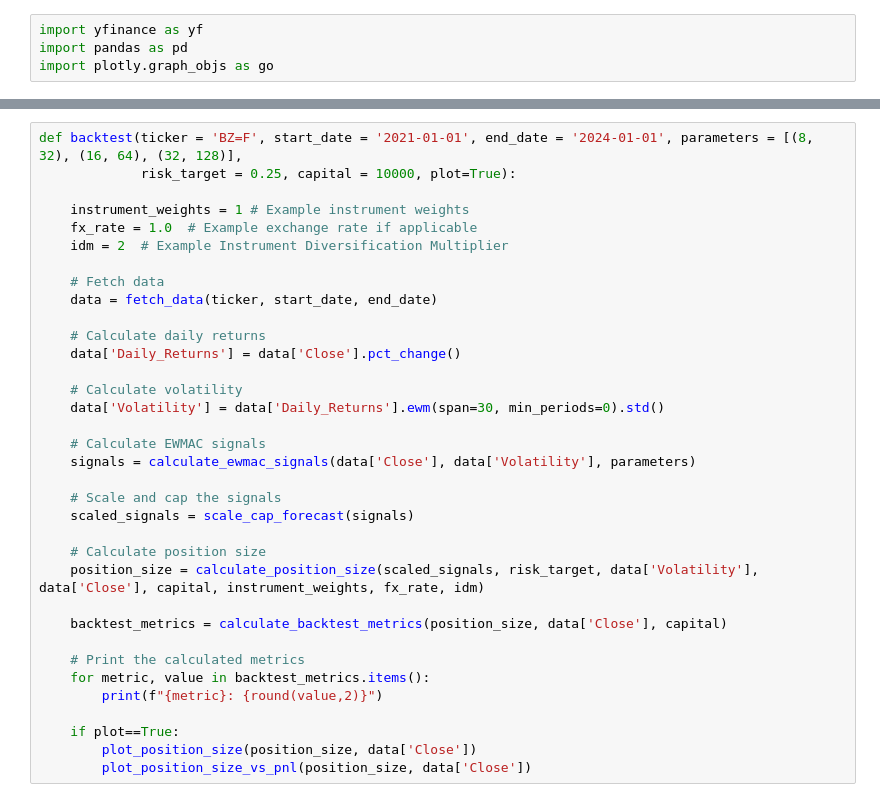
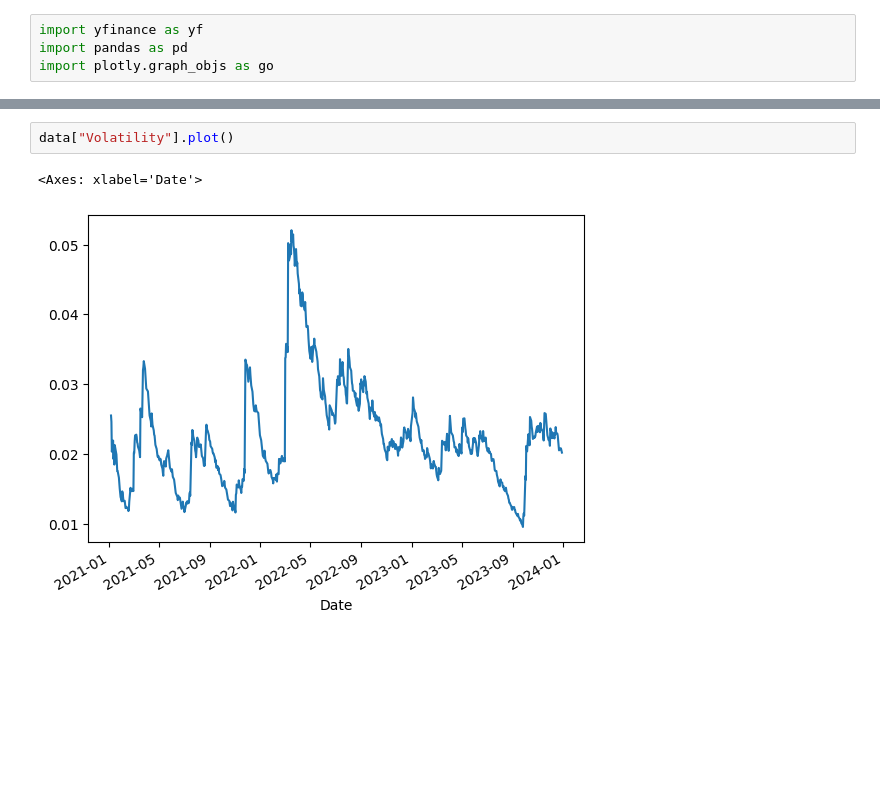
Before and after one commit to xfce1/Personal, a Jupyter notebook: Trend Following/trend_following.ipynb, the cells around one changed output, grey strips where cells are left out. Saved outputs shown, nothing was run; the diff lists cells and outputs as text; blank space fills up the shorter version.

```diff
--- a/Trend Following/trend_following.ipynb
+++ b/Trend Following/trend_following.ipynb
@@ -263,38 +253,8 @@ def plot_position_size_vs_pnl(position_size, price):
-# %%
-def backtest(ticker = 'BZ=F', start_date = '2021-01-01', end_date = '2024-01-01', parameters = [(8, 32), (16, 64), (32, 128)],
-             risk_target = 0.25, capital = 10000, plot=True):
-
-    instrument_weights = 1 # Example instrument weights
-    fx_rate = 1.0  # Example exchange rate if applicable
-    idm = 2  # Example Instrument Diversification Multiplier
-
-    # Fetch data
-    data = fetch_data(ticker, start_date, end_date)
-
-    # Calculate daily returns
-    data['Daily_Returns'] = data['Close'].pct_change()
-
-    # Calculate volatility
-    data['Volatility'] = data['Daily_Returns'].ewm(span=30, min_periods=0).std()
-
-    # Calculate EWMAC signals
-    signals = calculate_ewmac_signals(data['Close'], data['Volatility'], parameters)
-
-    # Scale and cap the signals
-    scaled_signals = scale_cap_forecast(signals)
-
-    # Calculate position size
-    position_size = calculate_position_size(scaled_signals, risk_target, data['Volatility'], data['Close'], capital, instrument_weights, fx_rate, idm)
-
-    backtest_metrics = calculate_backtest_metrics(position_size, data['Close'], capital)
-
-    # Print the calculated metrics
-    for metric, value in backtest_metrics.items():
-        print(f"{metric}: {round(value,2)}")
-
-    if plot==True:
-        plot_position_size(position_size, data['Close'])
-        plot_position_size_vs_pnl(position_size, data['Close'])
+# %%
+data["Volatility"].plot()
+# %% [output]
+<Axes: xlabel='Date'>
+[figure, added]
 # %%
 backtest()
 # %% [output]
```
Also changed, not shown: parts of 3 cells of this notebook.
